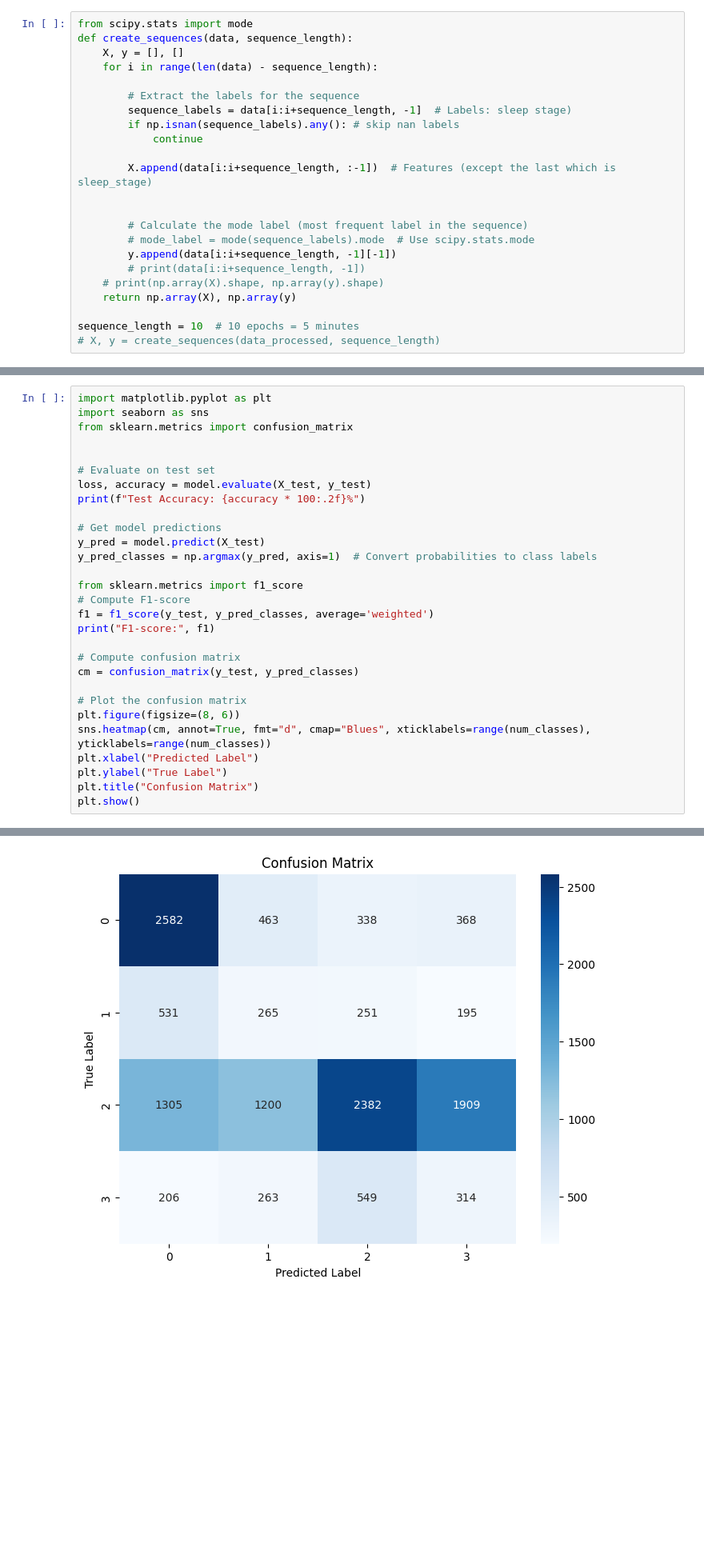
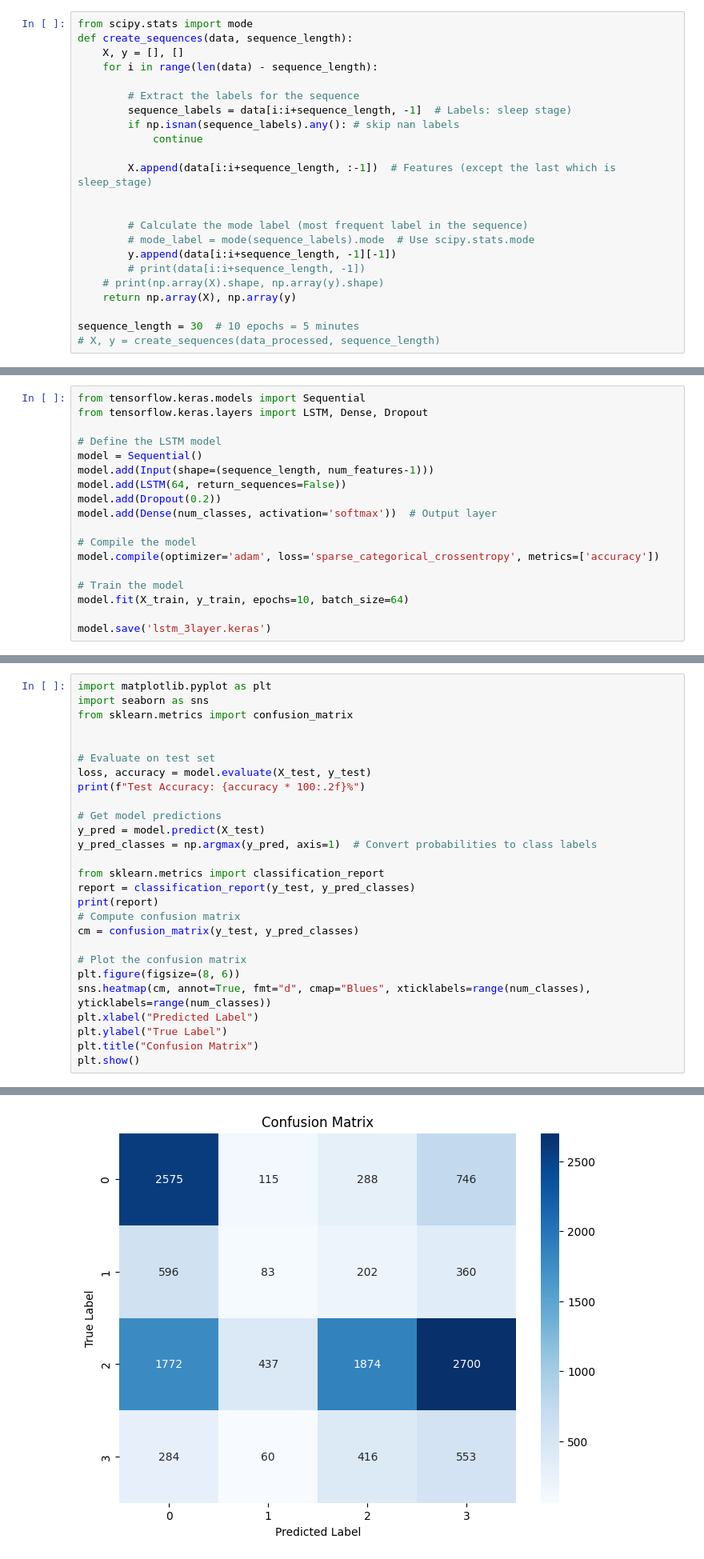
Before and after one commit to jpthesmar/sleep-ml, a Jupyter notebook: LSTM.ipynb, the cells around one changed output, grey strips where cells are left out. Shown: that part at 80% size. Saved outputs shown, nothing was run; the diff lists cells and outputs as text; blank space fills up the shorter version.

Commit message:
Organize LSTM and PCA

```diff
--- a/LSTM.ipynb
+++ b/LSTM.ipynb
@@ -112,7 +105,7 @@ def create_sequences(data, sequence_length):
     # print(np.array(X).shape, np.array(y).shape)
     return np.array(X), np.array(y)
 
-sequence_length = 10  # 10 epochs = 5 minutes
+sequence_length = 30  # 10 epochs = 5 minutes
 # X, y = create_sequences(data_processed, sequence_length)
 # %%
 def process_df(df):
@@ -278,0 +256,18 @@ Epoch 10/10
+# %%
+from tensorflow.keras.models import Sequential
+from tensorflow.keras.layers import LSTM, Dense, Dropout
+
+# Define the LSTM model
+model = Sequential()
+model.add(Input(shape=(sequence_length, num_features-1)))
+model.add(LSTM(64, return_sequences=False))
+model.add(Dropout(0.2))
+model.add(Dense(num_classes, activation='softmax'))  # Output layer
+
+# Compile the model
+model.compile(optimizer='adam', loss='sparse_categorical_crossentropy', metrics=['accuracy'])
+
+# Train the model
+model.fit(X_train, y_train, epochs=10, batch_size=64)
+
+model.save('lstm_3layer.keras')
@@ -290,11 +310,9 @@ print(f"Test Accuracy: {accuracy * 100:.2f}%")
 y_pred = model.predict(X_test)
 y_pred_classes = np.argmax(y_pred, axis=1)  # Convert probabilities to class labels
 
-from sklearn.metrics import f1_score
-# Compute F1-score
-f1 = f1_score(y_test, y_pred_classes, average='weighted')
-print("F1-score:", f1)
-
+from sklearn.metrics import classification_report
+report = classification_report(y_test, y_pred_classes)
+print(report)
 # Compute confusion matrix
 cm = confusion_matrix(y_test, y_pred_classes)
 
@@ -313 +340 @@ F1-score: 0.44555838390231417
-[figure, old version]
+[figure, new version]
```
Also changed, not shown: parts of 13 cells of this notebook, 1 other file.
